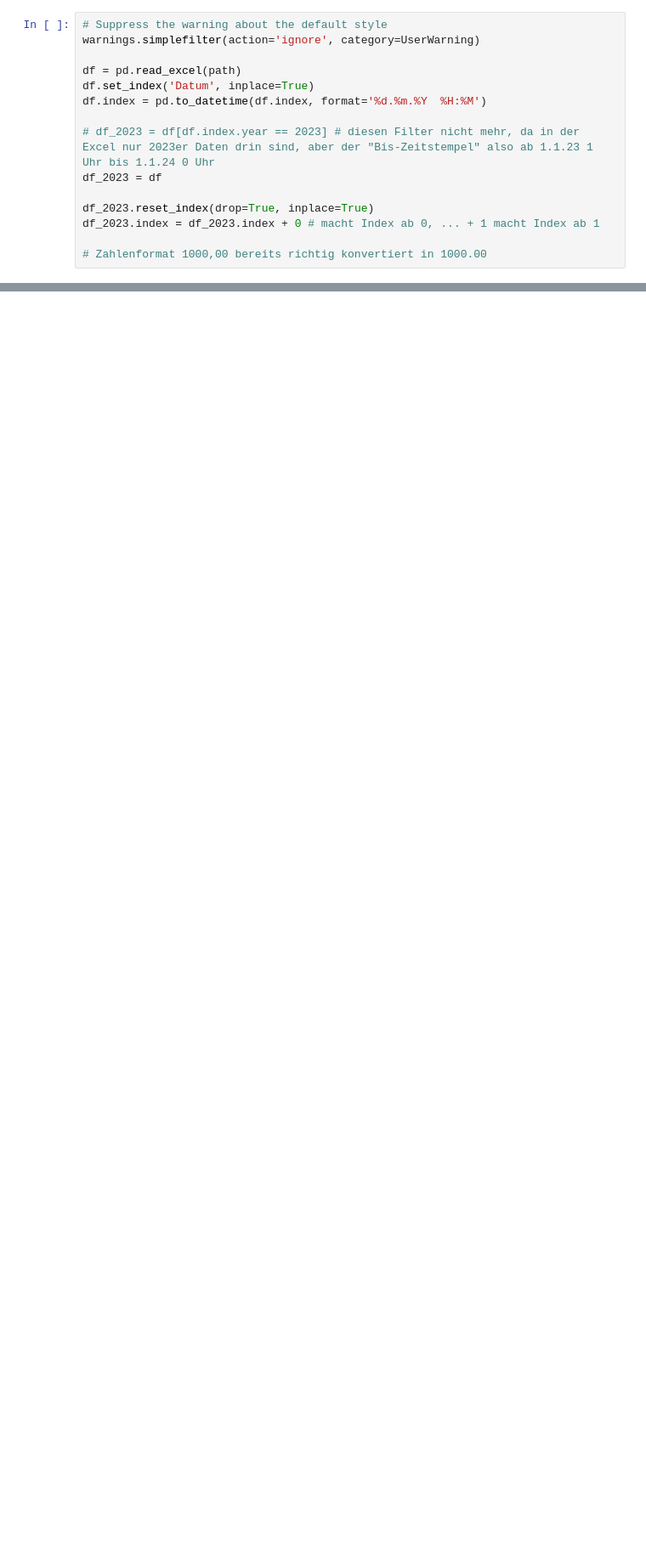
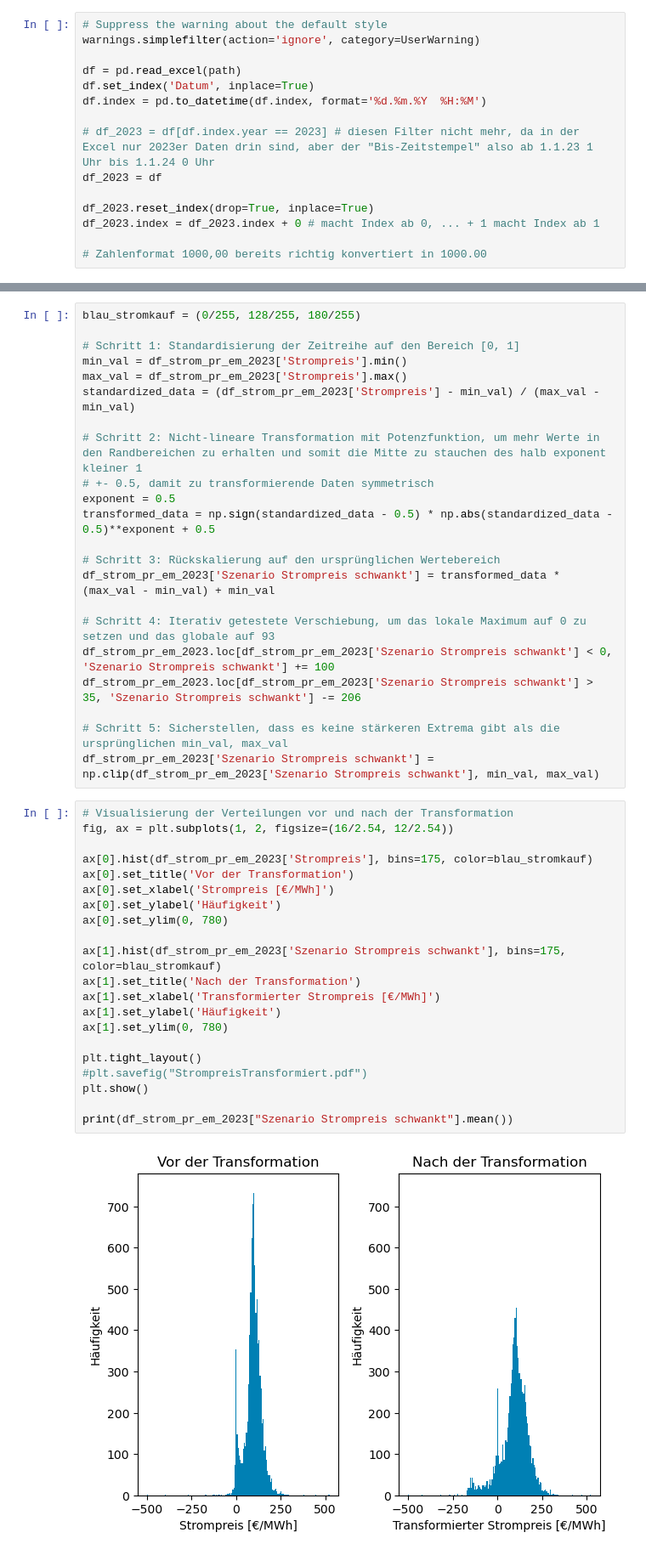
Before and after one commit to Kauschke/CodebaseKauschkeSA, a Jupyter notebook: 250801_Inputdaten.ipynb, the cells around one changed output, grey strips where cells are left out. Shown at 85% size. Cells and saved outputs as stored; diff of their text form; blank space fills up the shorter version.

```diff
--- a/250801_Inputdaten.ipynb
+++ b/250801_Inputdaten.ipynb
@@ -855,0 +472,45 @@ plt.show()
+# %%
+blau_stromkauf = (0/255, 128/255, 180/255)
+
+# Schritt 1: Standardisierung der Zeitreihe auf den Bereich [0, 1]
+min_val = df_strom_pr_em_2023['Strompreis'].min()
+max_val = df_strom_pr_em_2023['Strompreis'].max()
+standardized_data = (df_strom_pr_em_2023['Strompreis'] - min_val) / (max_val - min_val)
+
+# Schritt 2: Nicht-lineare Transformation mit Potenzfunktion, um mehr Werte in den Randbereichen zu erhalten und somit die Mitte zu stauchen des halb exponent kleiner 1
+# +- 0.5, damit zu transformierende Daten symmetrisch
+exponent = 0.5
+transformed_data = np.sign(standardized_data - 0.5) * np.abs(standardized_data - 0.5)**exponent + 0.5
+
+# Schritt 3: Rückskalierung auf den ursprünglichen Wertebereich
+df_strom_pr_em_2023['Szenario Strompreis schwankt'] = transformed_data * (max_val - min_val) + min_val
+
+# Schritt 4: Iterativ getestete Verschiebung, um das lokale Maximum auf 0 zu setzen und das globale auf 93
+df_strom_pr_em_2023.loc[df_strom_pr_em_2023['Szenario Strompreis schwankt'] < 0, 'Szenario Strompreis schwankt'] += 100
+df_strom_pr_em_2023.loc[df_strom_pr_em_2023['Szenario Strompreis schwankt'] > 35, 'Szenario Strompreis schwankt'] -= 206
+
+# Schritt 5: Sicherstellen, dass es keine stärkeren Extrema gibt als die ursprünglichen min_val, max_val
+df_strom_pr_em_2023['Szenario Strompreis schwankt'] = np.clip(df_strom_pr_em_2023['Szenario Strompreis schwankt'], min_val, max_val)
+# %%
+# Visualisierung der Verteilungen vor und nach der Transformation
+fig, ax = plt.subplots(1, 2, figsize=(16/2.54, 12/2.54))
+
+ax[0].hist(df_strom_pr_em_2023['Strompreis'], bins=175, color=blau_stromkauf)
+ax[0].set_title('Vor der Transformation')
+ax[0].set_xlabel('Strompreis [€/MWh]')
+ax[0].set_ylabel('Häufigkeit')
+ax[0].set_ylim(0, 780)
+
+ax[1].hist(df_strom_pr_em_2023['Szenario Strompreis schwankt'], bins=175, color=blau_stromkauf)
+ax[1].set_title('Nach der Transformation')
+ax[1].set_xlabel('Transformierter Strompreis [€/MWh]')
+ax[1].set_ylabel('Häufigkeit')
+ax[1].set_ylim(0, 780)
+
+plt.tight_layout()
+#plt.savefig("StrompreisTransformiert.pdf")
+plt.show()
+
+print(df_strom_pr_em_2023["Szenario Strompreis schwankt"].mean())
+# %% [output]
+[figure, added]
```
Also changed, not shown: parts of 248 cells of this notebook.
